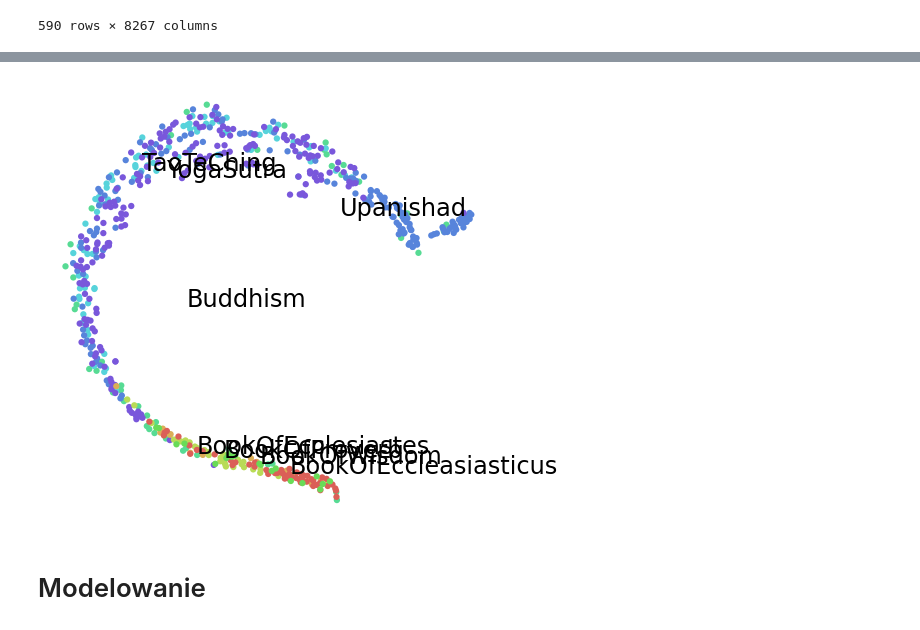
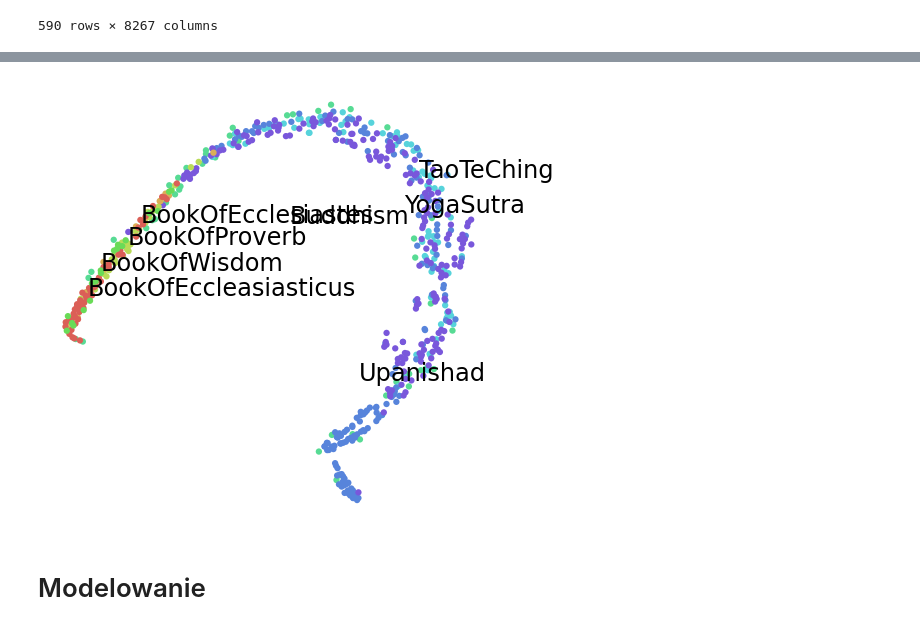
Before and after one commit to KraszewskiK/WUM_proj2, a Jupyter notebook: WstepneModelowanie.ipynb, the cells around one changed output, grey strips where cells are left out. Cells and saved outputs as stored; diff of their text form; code cells hidden in the pictures.

```diff
--- a/WstepneModelowanie.ipynb
+++ b/WstepneModelowanie.ipynb
@@ -24,15 +24,6 @@ df
 | 588 | BookOfWisdom_Ch18 | 0 | 0 | 0 | 0 | 0 | 0 | 0 | 0 | 0 | ... |
 | 589 | BookOfWisdom_Ch19 | 0 | 0 | 0 | 0 | 0 | 0 | 0 | 0 | 0 | ... |
 590 rows × 8267 columns
-# %%
-p = r'[A-Za-z]+'
-book = re.compile(p)
-books = list(map(lambda x: book.match(x).group(), df[df.columns[0]]))
-df['book'] = books
-
-from sklearn import preprocessing
-le = preprocessing.LabelEncoder()
-df['book'] = le.fit_transform(df['book'])
 # %%
 # wczytanie tekstów
 with open('AsianReligionsData/Complete_data.txt', 'r',encoding='latin-1') as file:
@@ -81,3 +59,13 @@ digits_proj = tSNE.fit_transform(X)
+# %%
+# dodanie samych nazw ksiąg
+p = r'[A-Za-z]+'
+book = re.compile(p)
+books = list(map(lambda x: book.match(x).group(), df[df.columns[0]]))
+df['book_name'] = books
+
+from sklearn import preprocessing
+le = preprocessing.LabelEncoder()
+df['book_name'] = le.fit_transform(df['book_name'])
 # %%
 def scatter(x, colors):
     palette = np.array(sns.color_palette("hls", 10))
@@ -100,3 +88,8 @@ def scatter(x, colors):
         txts.append(txt)
 
     return f, ax, sc, txts
+# %%
+from sklearn.manifold import TSNE
+random_state = 1500100900
+tSNE = TSNE(random_state=random_state, verbose=1)
+digits_proj = tSNE.fit_transform(df[df.columns[1:-1]])
@@ -103,8 +104,8 @@ def scatter(x, colors):
 # %%
-scatter(digits_proj, df['book'])
+scatter(digits_proj, df['book_name'])
 plt.show()
 # %% [output]
-[figure, old version]
+[figure, new version]
 # %% [markdown]
 # Modelowanie
 # %%
```
Also changed, not shown: parts of 11 cells of this notebook.
